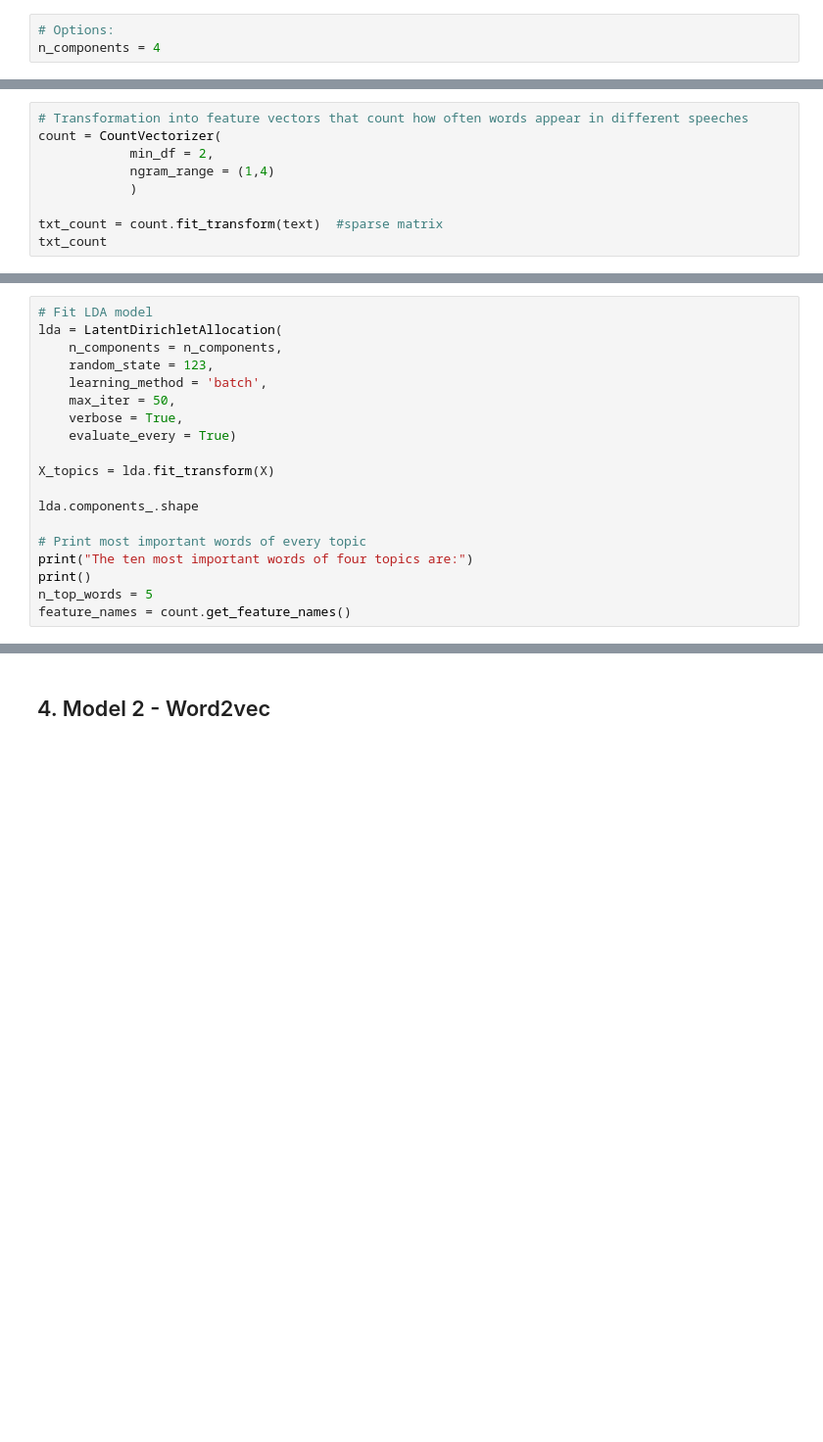
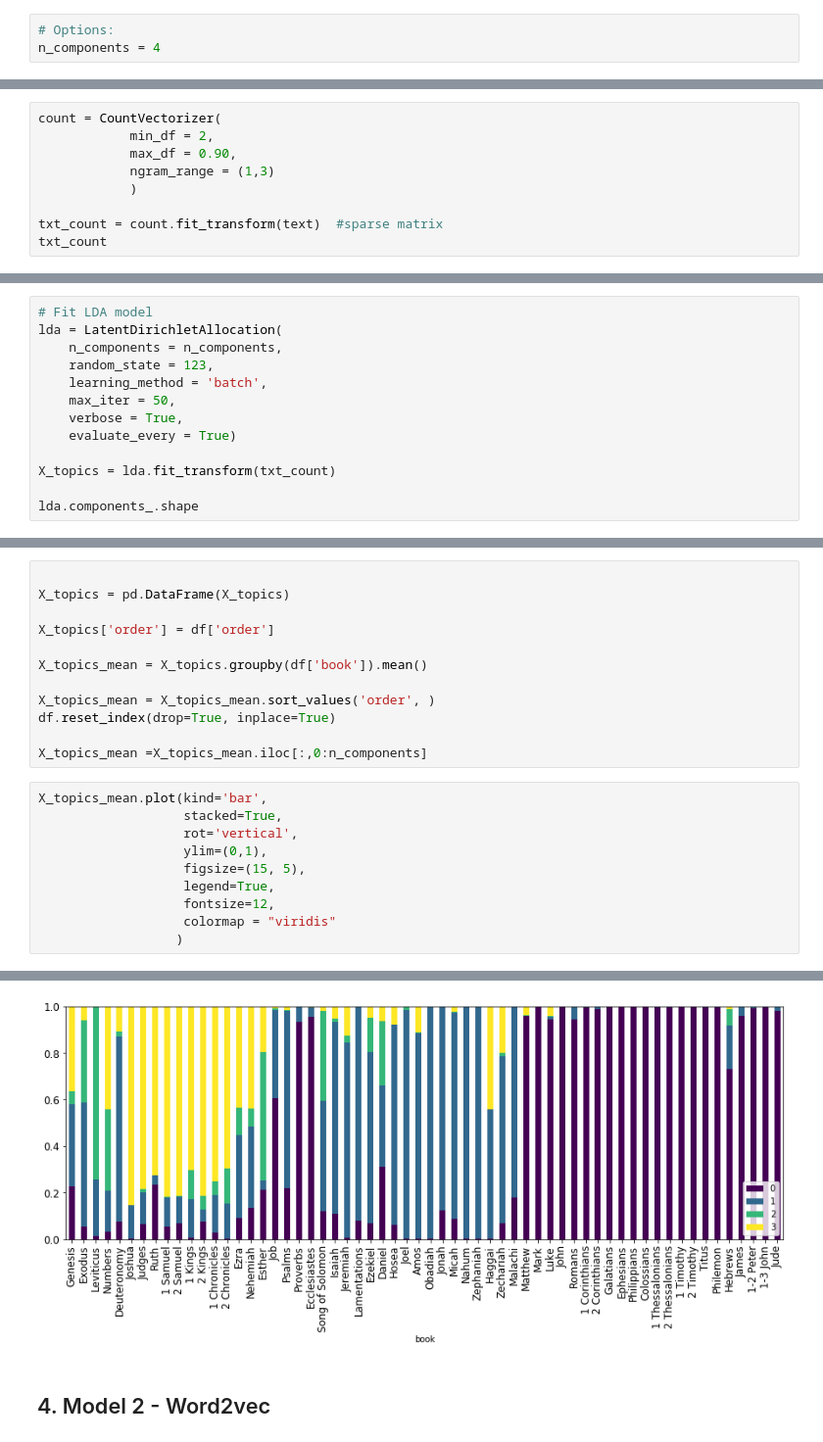
Before and after one commit to Amglex/Machine-Learning-for-textual-data, a Jupyter notebook: ML_Project_alex.ipynb, the cells around one changed output, grey strips where cells are left out. Shown at 98% size. Drawn from its saved outputs; the diff is of its cells as text; blank space fills up the shorter version.

```diff
--- a/ML_Project_alex.ipynb
+++ b/ML_Project_alex.ipynb
@@ -472,8 +457,8 @@ txt_tfid
 # %%
-# Transformation into feature vectors that count how often words appear in different speeches
 count = CountVectorizer(
             min_df = 2,
-            ngram_range = (1,4)
+            max_df = 0.90,
+            ngram_range = (1,3)
             )
 
 txt_count = count.fit_transform(text)  #sparse matrix
@@ -496,12 +476,6 @@ lda = LatentDirichletAllocation(
     verbose = True,
     evaluate_every = True)
 
-X_topics = lda.fit_transform(X)
+X_topics = lda.fit_transform(txt_count)
 
 lda.components_.shape
-
-# Print most important words of every topic
-print("The ten most important words of four topics are:")
-print()
-n_top_words = 5
-feature_names = count.get_feature_names()
@@ -592,0 +528,23 @@ print()
+# %%
+
+X_topics = pd.DataFrame(X_topics)
+
+X_topics['order'] = df['order']
+
+X_topics_mean = X_topics.groupby(df['book']).mean()
+
+X_topics_mean = X_topics_mean.sort_values('order', )
+df.reset_index(drop=True, inplace=True)
+
+X_topics_mean =X_topics_mean.iloc[:,0:n_components]
+# %%
+X_topics_mean.plot(kind='bar',
+                   stacked=True,
+                   rot='vertical',
+                   ylim=(0,1),
+                   figsize=(15, 5),
+                   legend=True,
+                   fontsize=12,
+                   colormap = "viridis"
+                  )
+# %% [output]
@@ -593,3 +552,4 @@ print()
+[figure, added]
 # %% [markdown]
 ## 4. Model 2 - Word2vec
 # %% [markdown]
```
Also changed, not shown: parts of 49 cells of this notebook, 1 other file.
